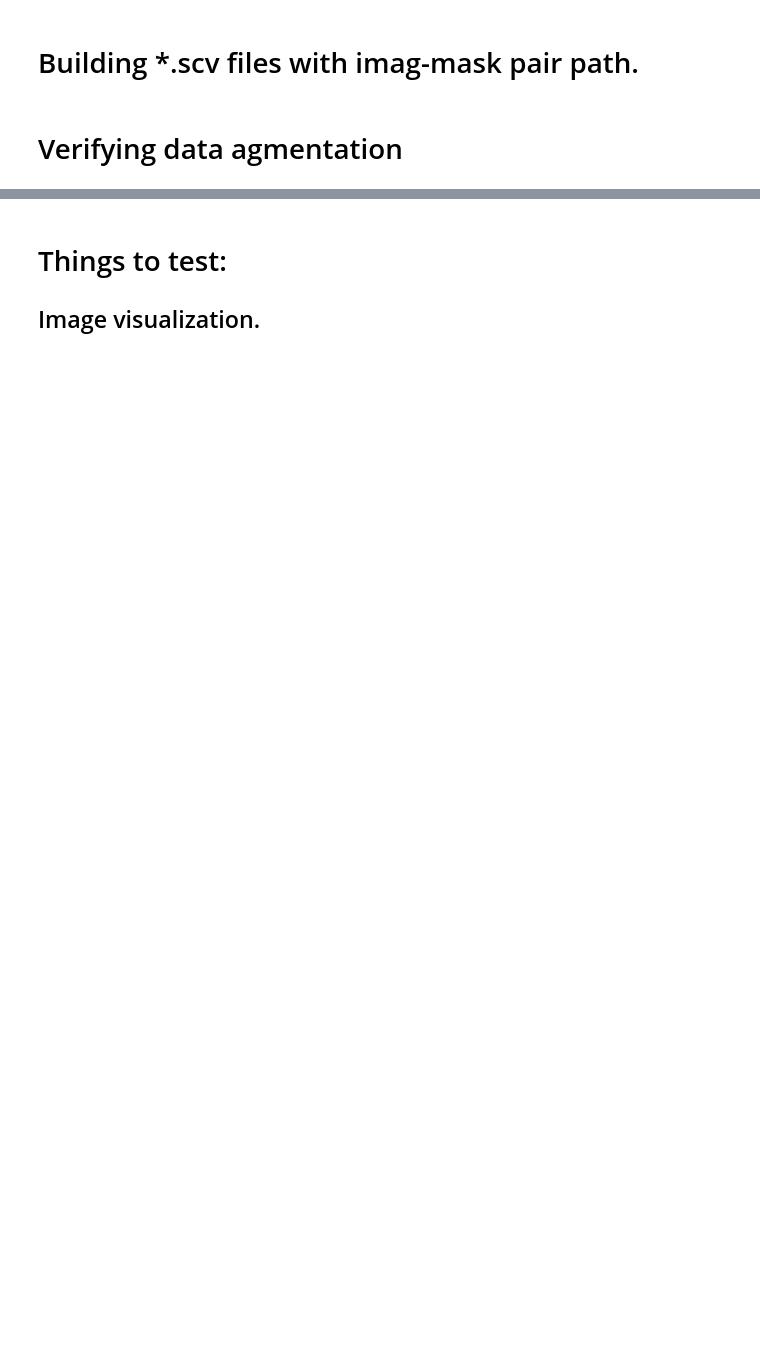
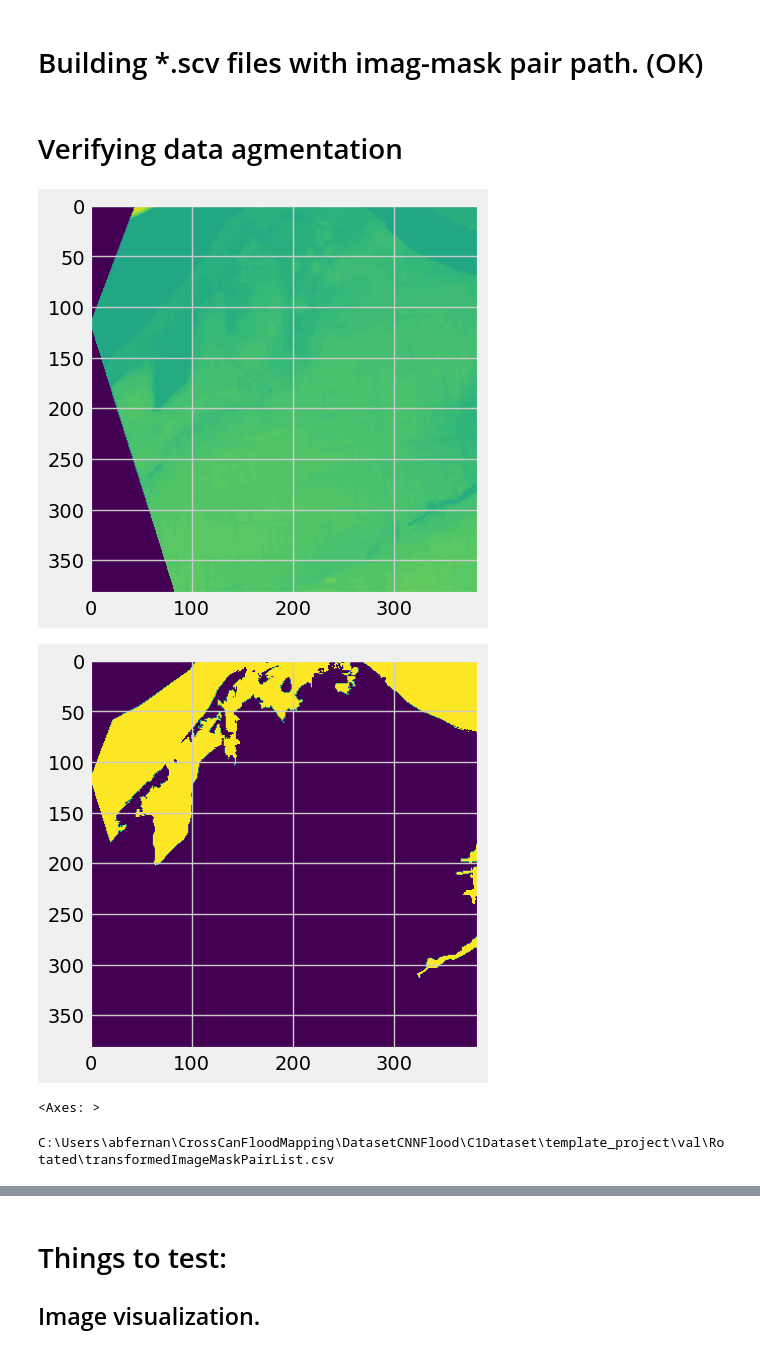
Before and after one commit to Abdielfer/DL4Flood, a Jupyter notebook: testingZone.ipynb, the cells around one changed output, grey strips where cells are left out. Cells and saved outputs as stored; diff of their text form; code cells hidden in the pictures; blank space fills up the shorter version.

```diff
--- a/testingZone.ipynb
+++ b/testingZone.ipynb
@@ -16,5 +19,5 @@ import numpy as np
 # %% [markdown]
-# Building *.scv files with imag-mask pair path.
+# Building *.scv files with imag-mask pair path.  (OK)
 # %%
 filesPath = r'C:\Users\abfernan\CrossCanFloodMapping\DatasetCNNFlood\RawData\Class1'
 pairImgMaskList = U.makeTifGpkgPairsList(filesPath)
@@ -39,10 +28,17 @@ maskPath = os.path.join(saveMaskDir,imgName+'transf'+imgExt)
 # %%
 from rasterio.plot import show
-saveImgDir = r'C:\Users\abfernan\CrossCanFloodMapping\RawData\TestTiling\percentage_1\trn\exp1\testPermanentTransf\img'
-saveMaskDir = r'C:\Users\abfernan\CrossCanFloodMapping\RawData\TestTiling\percentage_1\trn\exp1\testPermanentTransf\mask'
-scvPath = r'C:\Users\abfernan\CrossCanFloodMapping\RawData\TestTiling\percentage_1\TestPermanentTransf.csv'
+saveDir = r'C:\Users\abfernan\CrossCanFloodMapping\DatasetCNNFlood\C1Dataset\template_project\val\Rotated'
+scvPath = r'C:\Users\abfernan\CrossCanFloodMapping\DatasetCNNFlood\C1Dataset\template_project\val\listToTransform.csv'
 
-lastRotImag, lastRotMask = D.offlineTransformation(scvPath,saveImgDir,saveMaskDir)
+listPath,lastRotImag, lastRotMask = D.offlineTransformation(scvPath,saveDir)
 show(lastRotImag)
 show(lastRotMask)
+# %% [output]
+[figure, added]
+[figure, added]
+<Axes: >
+# %%
+print(listPath)
+# %% [output]
+C:\Users\abfernan\CrossCanFloodMapping\DatasetCNNFlood\C1Dataset\template_project\val\Rotated\transformedImageMaskPairList.csv
 # %%
```
Also changed, not shown: parts of 21 cells of this notebook, 4 other files.
